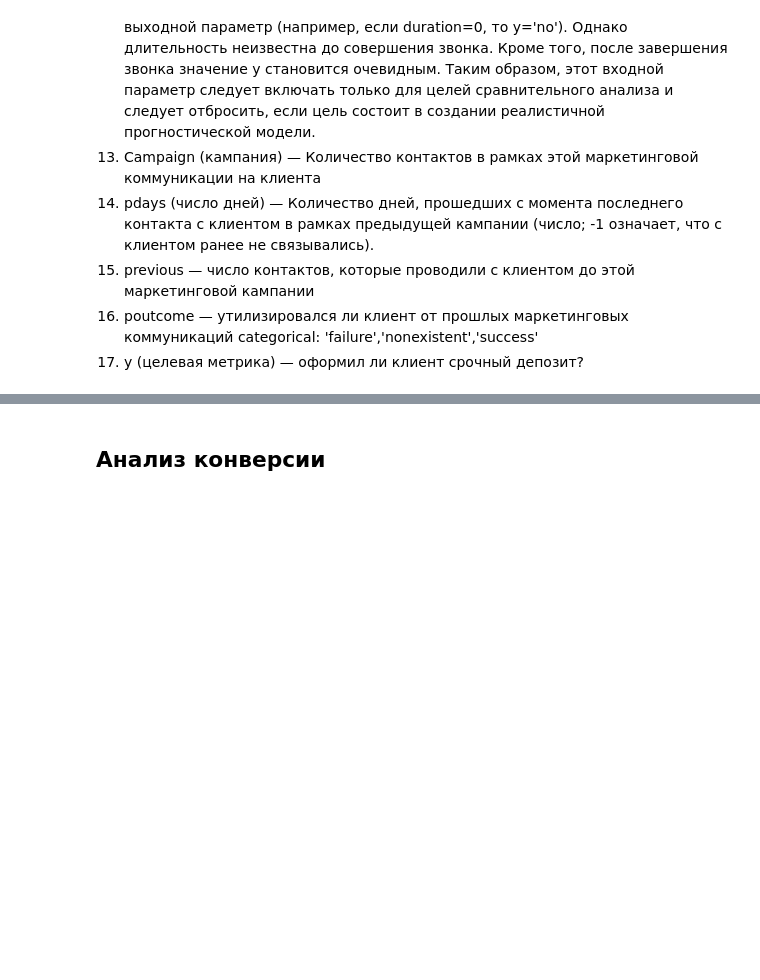
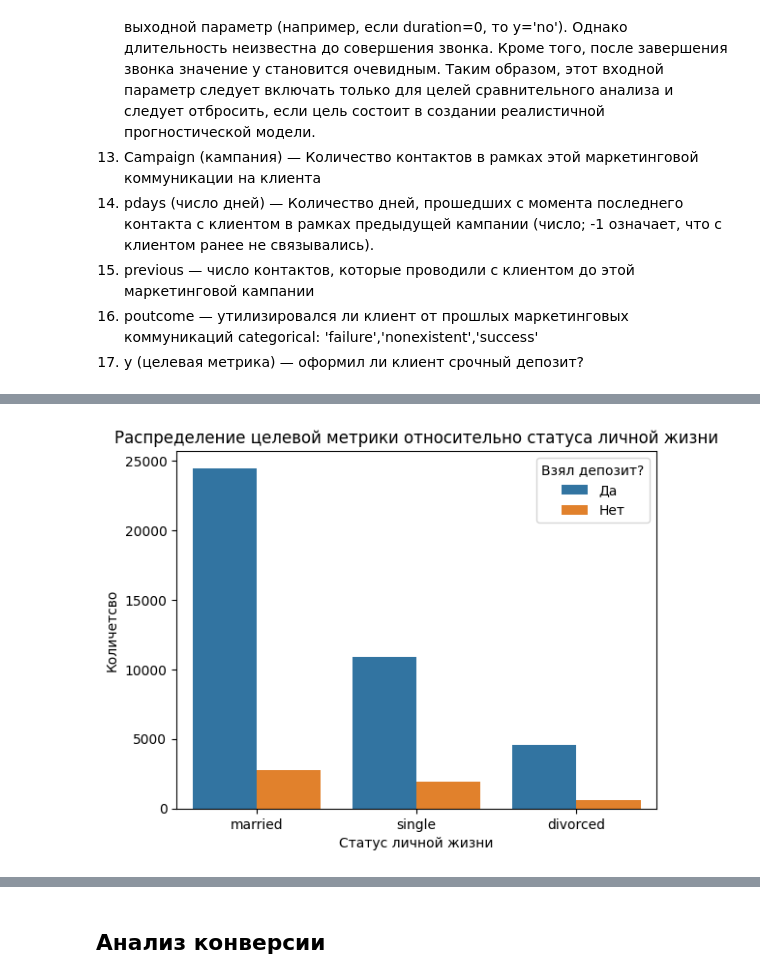
Before and after one commit to PieceOfBulka/gp_4, a Jupyter notebook: part_2.ipynb, the cells around one changed output, grey strips where cells are left out. Saved outputs shown, nothing was run; the diff lists cells and outputs as text; code cells hidden in the pictures; blank space fills up the shorter version.

```diff
--- a/part_2.ipynb
+++ b/part_2.ipynb
@@ -280,0 +301,9 @@ df.drop(columns=['y'])
+# %%
+sns.countplot(data=df, x='marital', hue='y')
+plt.title('Распределение целевой метрики относительно статуса личной жизни')
+plt.xlabel('Статус личной жизни')
+plt.ylabel('Количетсво')
+plt.legend(title='Взял депозит?', labels=['Да','Нет'])
+plt.show()
+# %% [output]
+[figure, added]
```
Also changed, not shown: parts of 66 cells of this notebook, 2 other files.
